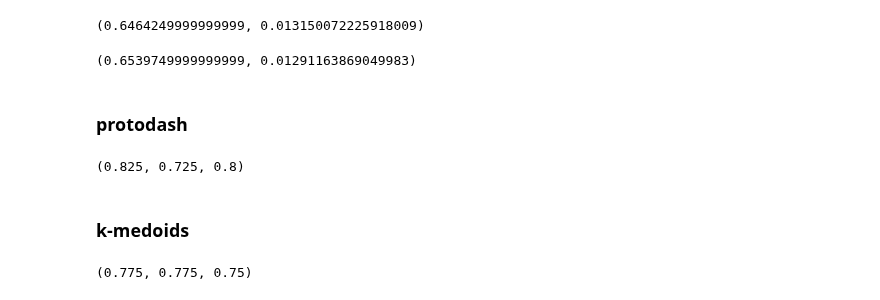
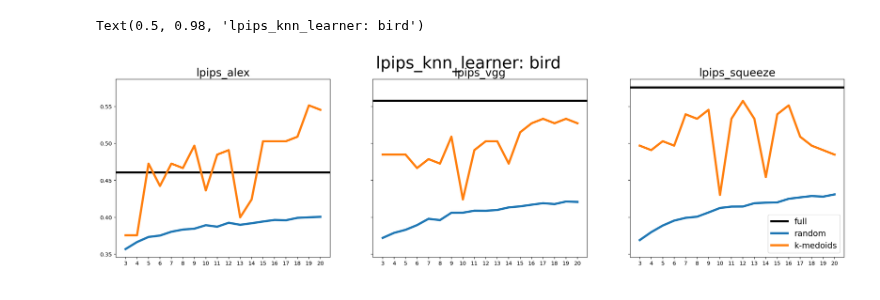
Before and after one commit to harry-tian/ai-driven-tutorial, a Jupyter notebook: teaching_experiments.ipynb, the cells around one changed output. Saved outputs shown, nothing was run; the diff lists cells and outputs as text; code cells hidden in the pictures.

Commit message:
lpips_knn bm and bird done; protodash still bugged

```diff
--- a/teaching_experiments.ipynb
+++ b/teaching_experiments.ipynb
@@ -42,36 +48,32 @@ X = np.array([x.flatten() for x in x_train])
-# %%
-n_trials = 1000
-
-random_scores = np.array([evals.get_knn_score_lpips(lpips_alex, algs.random(X, 10), y_train, y_test) for _ in range(n_trials)])
-random_ci = get_ci(random_scores)
-random_scores = random_scores.mean()
-random_scores, random_ci
-# %% [output]
-(0.6464249999999999, 0.013150072225918009)
-# %%
-n_trials = 1000
-
-random_scores = np.array([evals.get_knn_score_lpips(lpips_vgg, algs.random(X, 10), y_train, y_test) for _ in range(n_trials)])
-random_ci = get_ci(random_scores)
-random_scores = random_scores.mean()
-random_scores, random_ci
-# %% [output]
-(0.6539749999999999, 0.01291163869049983)
-# %% [markdown]
-### protodash
-# %%
-teaching_idx = algs.protodash(X, 10)
-evals.get_knn_score_lpips(lpips_alex, teaching_idx, y_train, y_test, k=1), \
-evals.get_knn_score_lpips(lpips_vgg, teaching_idx, y_train, y_test, k=1), \
-evals.get_knn_score_lpips(lpips_squeeze, teaching_idx, y_train, y_test, k=1), \
-# %% [output]
-(0.825, 0.725, 0.8)
-# %% [markdown]
-### k-medoids
-# %%
-teaching_idx = algs.k_medoids(X, 10)
-evals.get_knn_score_lpips(lpips_alex, teaching_idx, y_train, y_test, k=1), \
-evals.get_knn_score_lpips(lpips_vgg, teaching_idx, y_train, y_test, k=1), \
-evals.get_knn_score_lpips(lpips_squeeze, teaching_idx, y_train, y_test, k=1), \
-# %% [output]
-(0.775, 0.775, 0.75)
+# %%
+m_range = np.arange(3,21)
+lw = 4
+# %%
+fig, ax = plt.subplots(1, 3, figsize=(24, 6), sharey=True)
+for i, (lpips, title) in enumerate([(lpips_alex, "lpips_alex"), (lpips_vgg, "lpips_vgg"), (lpips_squeeze,"lpips_squeeze")]):
+    full_score = evals.get_knn_score_lpips(lpips, np.arange(len(y_train)), y_train, y_test, k=1)
+    random_scores = []
+    random_cis = []
+    for m in m_range:
+        random_score, random_ci = get_random_score(lpips, m, X, y_train, y_test)
+        random_scores.append(random_score)
+        random_cis.append(random_ci)
+    random_scores = np.array(random_scores)
+    random_cis = np.array(random_cis)
+    # pdash_scores = [evals.get_knn_score_lpips(lpips, algs.protodash(X, m), y_train, y_test, k=1) for m in m_range]
+    k_medoids_scores = [evals.get_knn_score_lpips(lpips, algs.k_medoids(X, m), y_train, y_test, k=1) for m in m_range]
+
+    ax[i].axhline(full_score, lw=lw, c='black')
+    ax[i].plot(m_range, random_scores, lw=lw)
+    # ax[i].fill_between(m_range, random_scores+random_cis, random_scores-random_cis, alpha=0.5)
+    # ax[i].plot(m_range, pdash_scores, lw=lw)
+    ax[i].plot(m_range, k_medoids_scores, lw=lw)
+    ax[i].set_xticks(m_range, fontsize=20)
+    ax[i].set_title(title)
+
+# ax[2].legend(['full', 'random', 'protodash', 'k-medoids'])
+ax[2].legend(['full', 'random', 'k-medoids'])
+fig.suptitle(f"lpips_knn_learner: {dataset}")
+# %% [output]
+Text(0.5, 0.98, 'lpips_knn_learner: bird')
+[figure, added]
```
Also changed, not shown: parts of 6 cells of this notebook, 6 other files.
